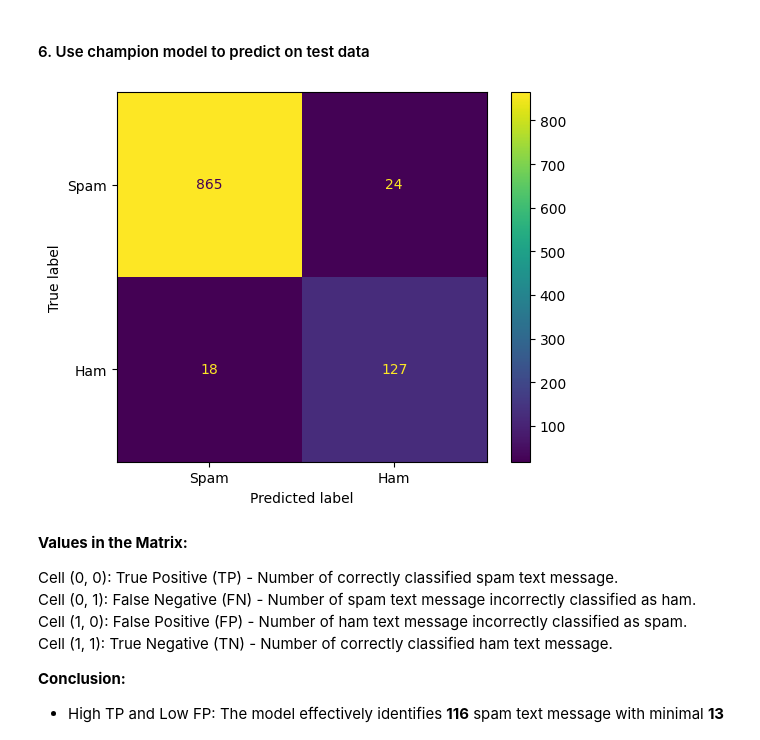
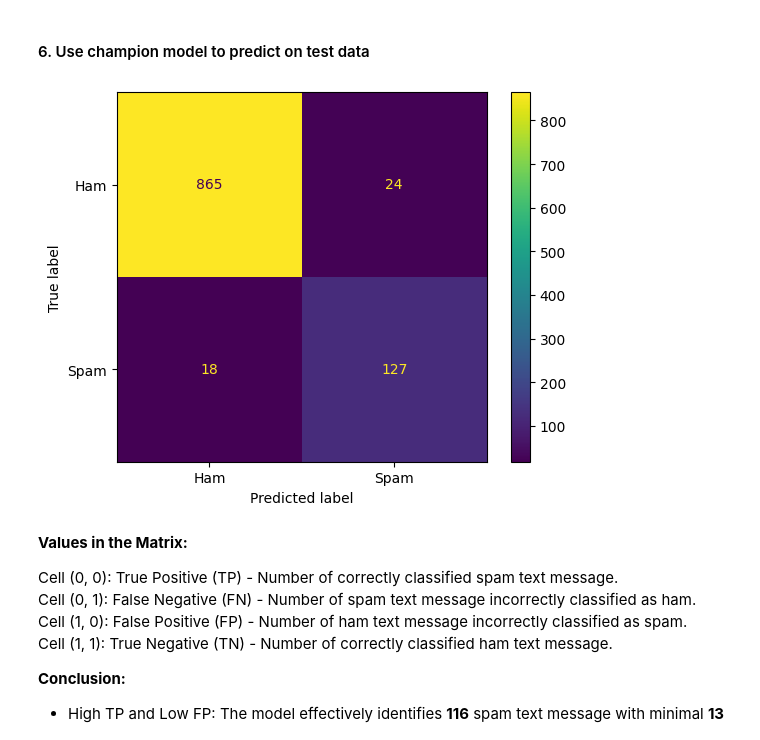
Before and after one commit to CarlosMEbratt/Spam-detection, a Jupyter notebook: main.ipynb, the cells around one changed output. Cells and saved outputs as stored; diff of their text form; code cells hidden in the pictures.

```diff
--- a/main.ipynb
+++ b/main.ipynb
@@ -775,15 +775,15 @@ rf_test_preds = rf_cv.best_estimator_.predict(X_test)
 # %%
 from sklearn.metrics import confusion_matrix, ConfusionMatrixDisplay
 
 # Generate array of values for confusion matrix
 cm = confusion_matrix(y_test, rf_test_preds, labels=xgb_cv.classes_)
 
 # Plot confusion matrix
 disp = ConfusionMatrixDisplay(confusion_matrix=cm,
-                             display_labels=['Spam', 'Ham'])
+                             display_labels=['Ham', 'Spam'])
 disp.plot();
 # %% [output]
-[figure, old version]
+[figure, new version]
 # %% [markdown]
 **Values in the Matrix:**
 
```
Also changed, not shown: parts of 4 cells of this notebook.
